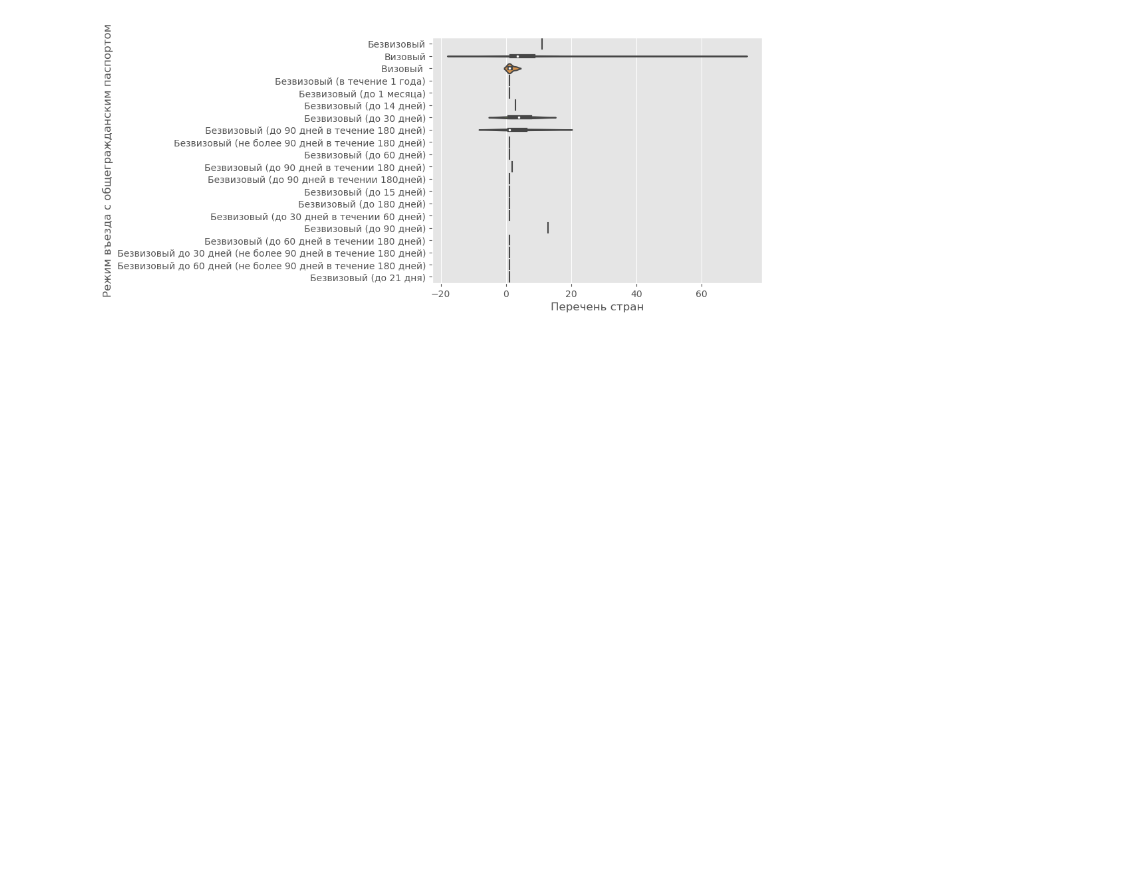
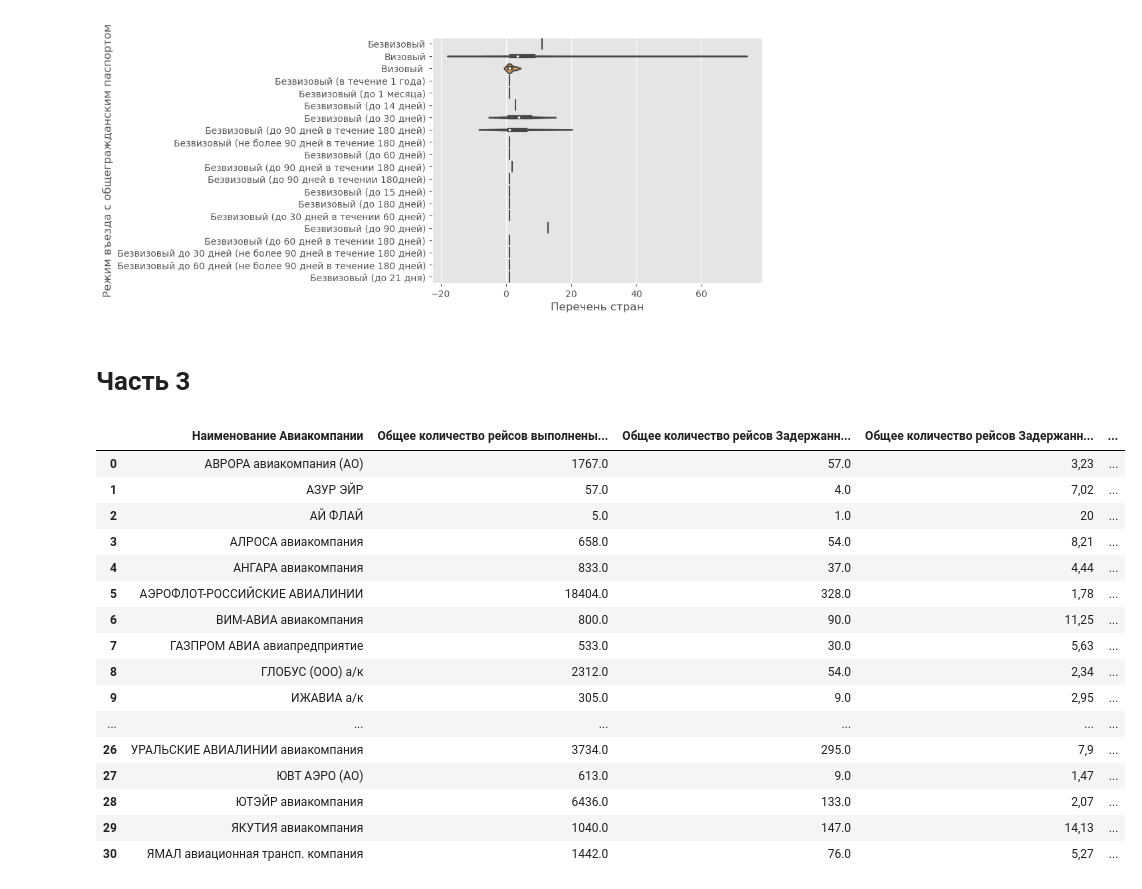
Before and after one commit to paulyurlov/DataVisualization, a Jupyter notebook: Семринар_11.ipynb, the cells around one changed output. Cells and saved outputs as stored; diff of their text form; code cells hidden in the pictures; blank space fills up the shorter version.

```diff
--- a/Семринар_11.ipynb
+++ b/Семринар_11.ipynb
@@ -132,3 +132,26 @@ tmp
 | 38 | Визовый | Визовый | Визовый | 55 | 55 |
 | 39 | Визовый | Визовый | Визовый | 3 | 3 |
 [figure]
+# %% [markdown]
+# Часть 3
+# %%
+df = pd.read_csv('Data/flight delays.csv', encoding='cp1251', sep=';').dropna().copy()
+df
+# %% [output]
+|  | Наименование Авиакомпании | Общее количество рейсов выполнены... | Общее количество рейсов Задержанн... | Общее количество рейсов Задержанн... | ... |
+| 0 | АВРОРА авиакомпания (АО) | 1767.0 | 57.0 | 3,23 | ... |
+| 1 | АЗУР ЭЙР | 57.0 | 4.0 | 7,02 | ... |
+| 2 | АЙ ФЛАЙ | 5.0 | 1.0 | 20 | ... |
+| 3 | АЛРОСА авиакомпания | 658.0 | 54.0 | 8,21 | ... |
+| 4 | АНГАРА авиакомпания | 833.0 | 37.0 | 4,44 | ... |
+| 5 | АЭРОФЛОТ-РОССИЙСКИЕ АВИАЛИНИИ | 18404.0 | 328.0 | 1,78 | ... |
+| 6 | ВИМ-АВИА авиакомпания | 800.0 | 90.0 | 11,25 | ... |
+| 7 | ГАЗПРОМ АВИА авиапредприятие | 533.0 | 30.0 | 5,63 | ... |
+| 8 | ГЛОБУС (ООО) а/к | 2312.0 | 54.0 | 2,34 | ... |
+| 9 | ИЖАВИА а/к | 305.0 | 9.0 | 2,95 | ... |
+| ... | ... | ... | ... | ... | ... |
+| 26 | УРАЛЬСКИЕ АВИАЛИНИИ авиакомпания | 3734.0 | 295.0 | 7,9 | ... |
+| 27 | ЮВТ АЭРО (АО) | 613.0 | 9.0 | 1,47 | ... |
+| 28 | ЮТЭЙР авиакомпания | 6436.0 | 133.0 | 2,07 | ... |
+| 29 | ЯКУТИЯ авиакомпания | 1040.0 | 147.0 | 14,13 | ... |
+| 30 | ЯМАЛ авиационная трансп. компания | 1442.0 | 76.0 | 5,27 | ... |
```
Also changed, not shown: parts of 7 cells of this notebook, 2 other files.
